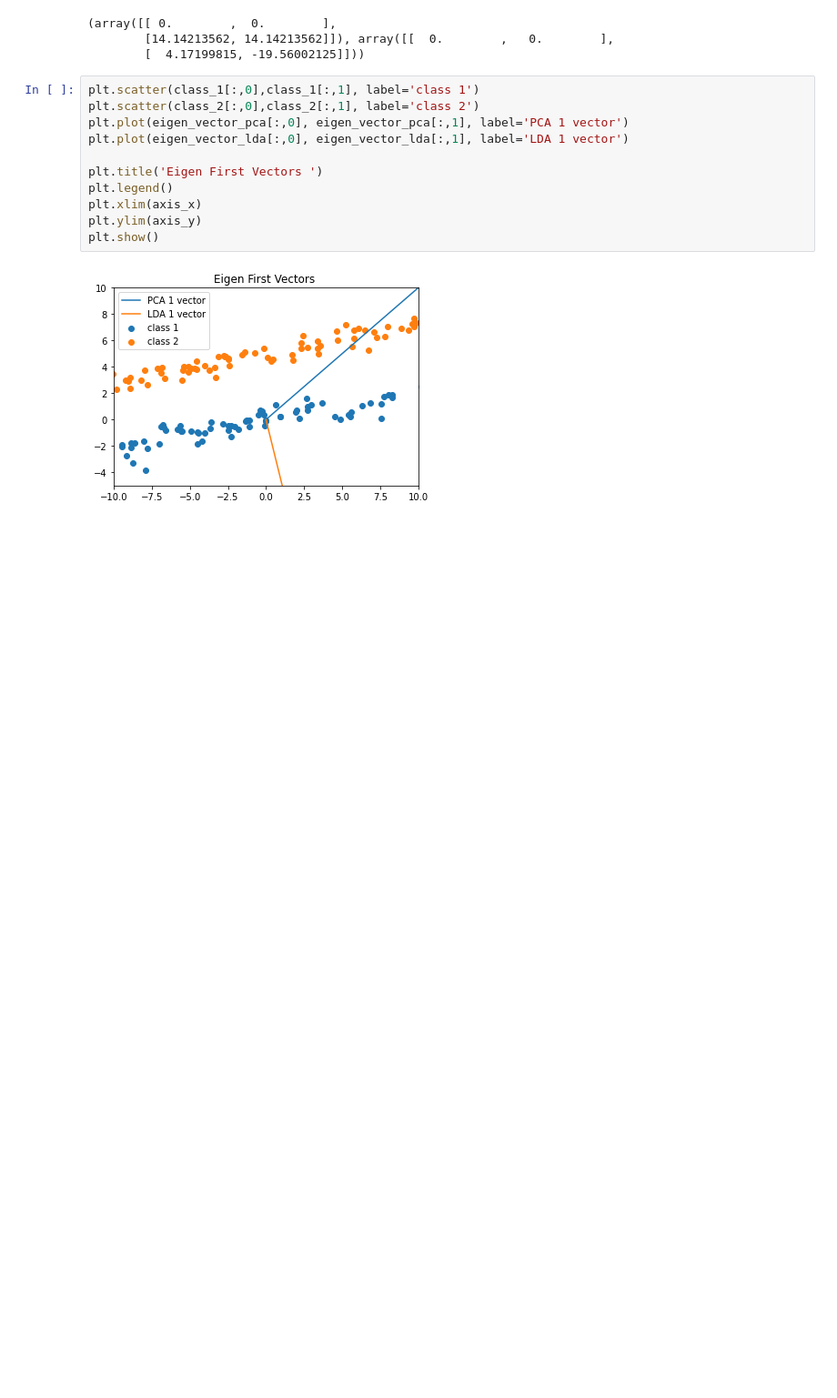
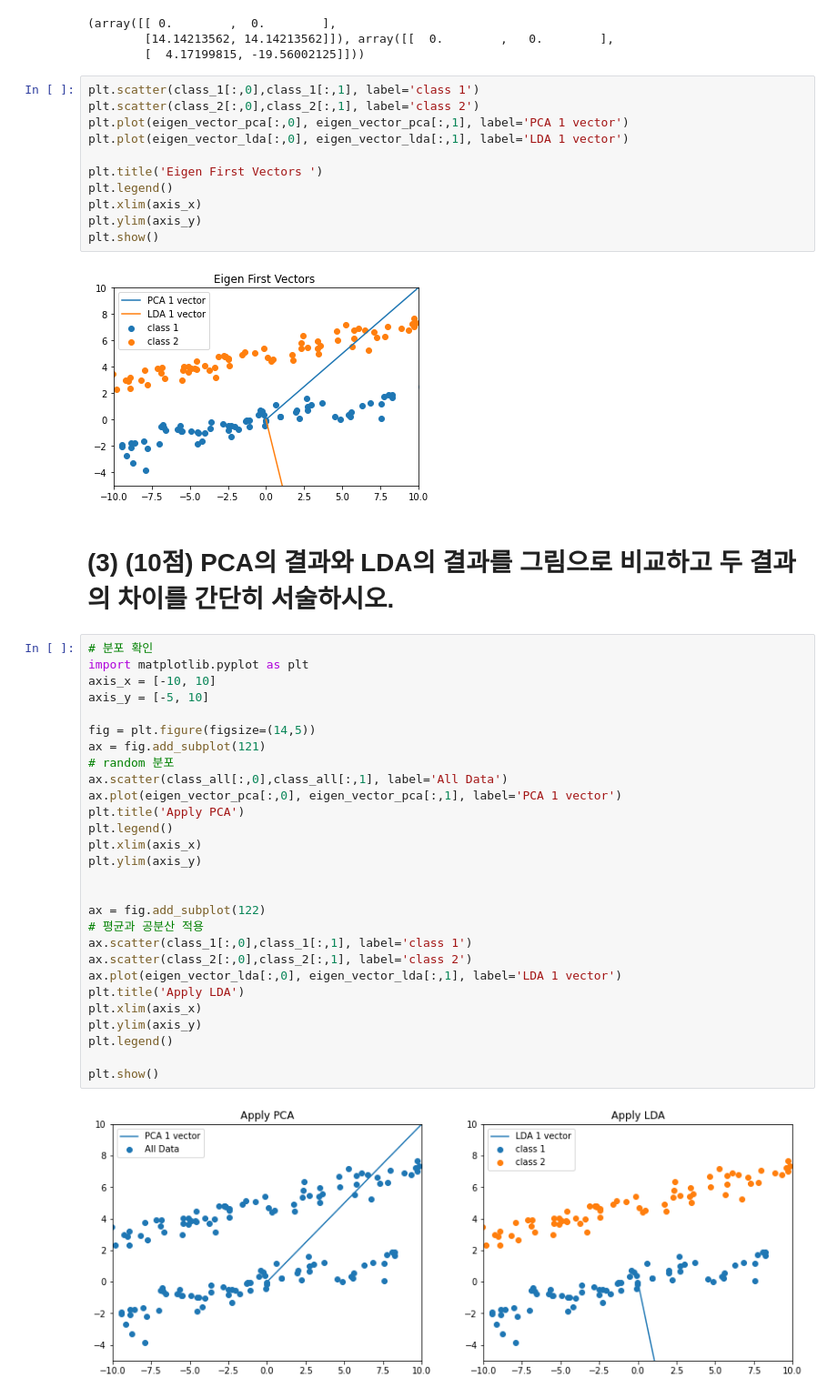
Before and after one commit to yojulab/knou_study_machinglearning, a Jupyter notebook: codes/sanghunoh/reports/과제_4_1_특징추출.ipynb, the cells around one changed output. Shown at 91% size. Drawn from its saved outputs; the diff is of its cells as text; blank space fills up the shorter version.

```diff
--- a/codes/sanghunoh/reports/과제_4_1_특징추출.ipynb
+++ b/codes/sanghunoh/reports/과제_4_1_특징추출.ipynb
@@ -200,3 +200,35 @@ plt.ylim(axis_y)
 plt.show()
 # %% [output]
 [figure]
+# %% [markdown]
+# (3) (10점) PCA의 결과와 LDA의 결과를 그림으로 비교하고 두 결과의 차이를 간단히 서술하시오.
+# %%
+# 분포 확인
+import matplotlib.pyplot as plt
+axis_x = [-10, 10]
+axis_y = [-5, 10]
+
+fig = plt.figure(figsize=(14,5))
+ax = fig.add_subplot(121)
+# random 분포
+ax.scatter(class_all[:,0],class_all[:,1], label='All Data')
+ax.plot(eigen_vector_pca[:,0], eigen_vector_pca[:,1], label='PCA 1 vector')
+plt.title('Apply PCA')
+plt.legend()
+plt.xlim(axis_x)
+plt.ylim(axis_y)
+
+
+ax = fig.add_subplot(122)
+# 평균과 공분산 적용
+ax.scatter(class_1[:,0],class_1[:,1], label='class 1')
+ax.scatter(class_2[:,0],class_2[:,1], label='class 2')
+ax.plot(eigen_vector_lda[:,0], eigen_vector_lda[:,1], label='LDA 1 vector')
+plt.title('Apply LDA')
+plt.xlim(axis_x)
+plt.ylim(axis_y)
+plt.legend()
+
+plt.show()
+# %% [output]
+[figure, added]
```
Also changed, not shown: parts of 2 cells of this notebook.
